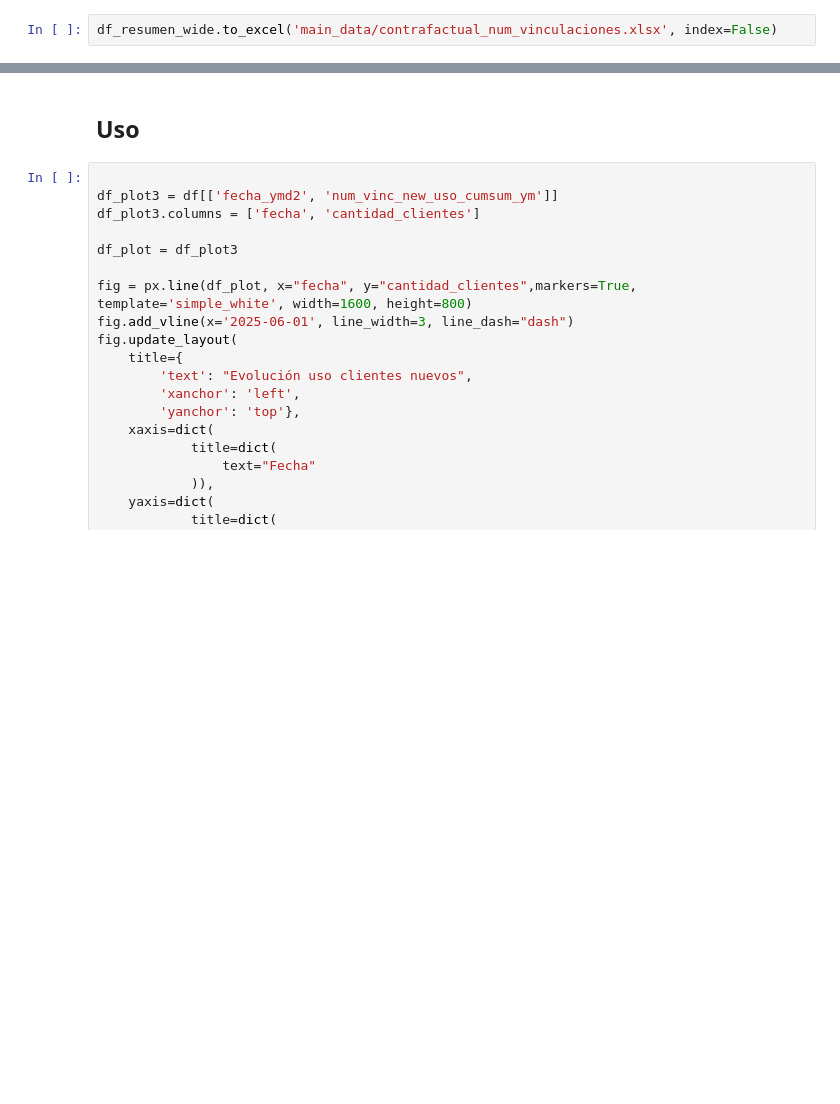
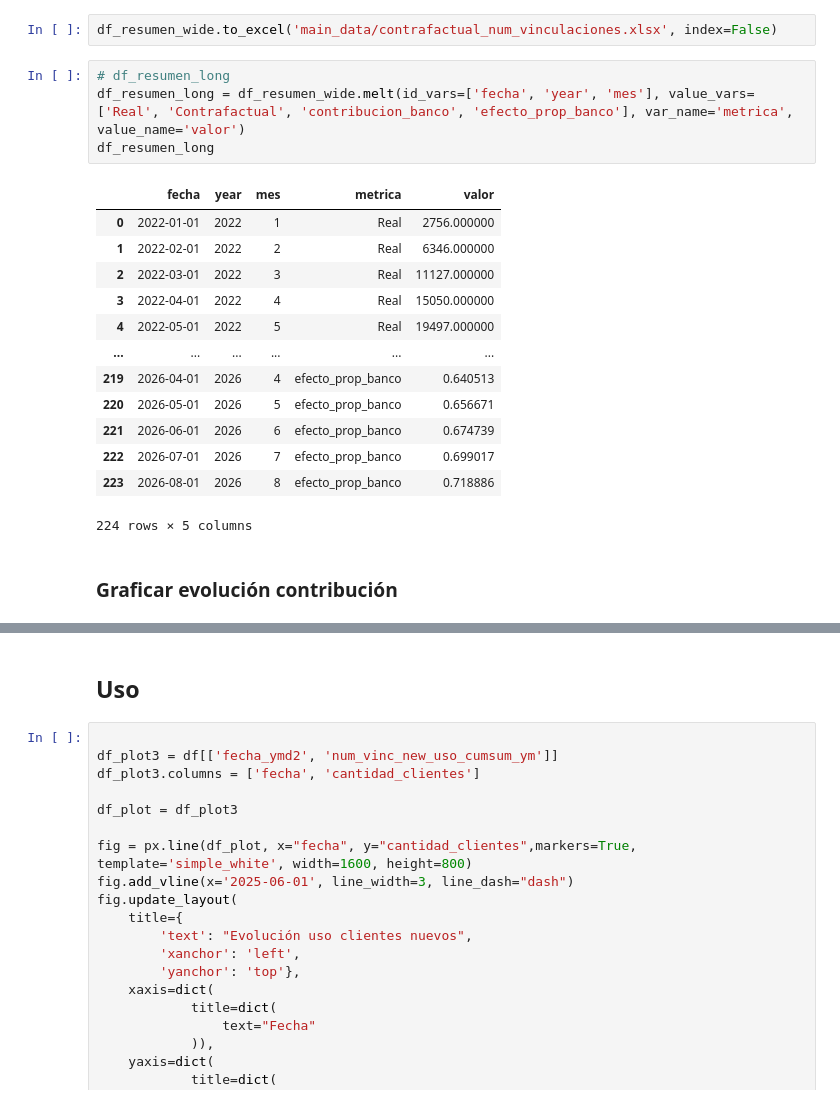
Before and after one commit to Santlond/ADQUIRENCIA_FERIA_EVA_github, a Jupyter notebook: data_analyisis_hist_vinc_y_uso_adqui_1_a_1.ipynb, the cells around one changed output, grey strips where cells are left out. Saved outputs shown, nothing was run; the diff lists cells and outputs as text; blank space fills up the shorter version.

Commit message:
Estado metas y contribución corte 202608

```diff
--- a/data_analyisis_hist_vinc_y_uso_adqui_1_a_1.ipynb
+++ b/data_analyisis_hist_vinc_y_uso_adqui_1_a_1.ipynb
@@ -1121,2 +1123,22 @@ df_resumen_wide
 # %%
 df_resumen_wide.to_excel('main_data/contrafactual_num_vinculaciones.xlsx', index=False)
+# %%
+# df_resumen_long
+df_resumen_long = df_resumen_wide.melt(id_vars=['fecha', 'year', 'mes'], value_vars=['Real', 'Contrafactual', 'contribucion_banco', 'efecto_prop_banco'], var_name='metrica', value_name='valor')
+df_resumen_long
+# %% [output]
+|  | fecha | year | mes | metrica | valor |
+| 0 | 2022-01-01 | 2022 | 1 | Real | 2756.000000 |
+| 1 | 2022-02-01 | 2022 | 2 | Real | 6346.000000 |
+| 2 | 2022-03-01 | 2022 | 3 | Real | 11127.000000 |
+| 3 | 2022-04-01 | 2022 | 4 | Real | 15050.000000 |
+| 4 | 2022-05-01 | 2022 | 5 | Real | 19497.000000 |
+| ... | ... | ... | ... | ... | ... |
+| 219 | 2026-04-01 | 2026 | 4 | efecto_prop_banco | 0.640513 |
+| 220 | 2026-05-01 | 2026 | 5 | efecto_prop_banco | 0.656671 |
+| 221 | 2026-06-01 | 2026 | 6 | efecto_prop_banco | 0.674739 |
+| 222 | 2026-07-01 | 2026 | 7 | efecto_prop_banco | 0.699017 |
+| 223 | 2026-08-01 | 2026 | 8 | efecto_prop_banco | 0.718886 |
+224 rows × 5 columns
+# %% [markdown]
+### Graficar evolución contribución
```
Also changed, not shown: parts of 24 cells of this notebook, 24 other files.
